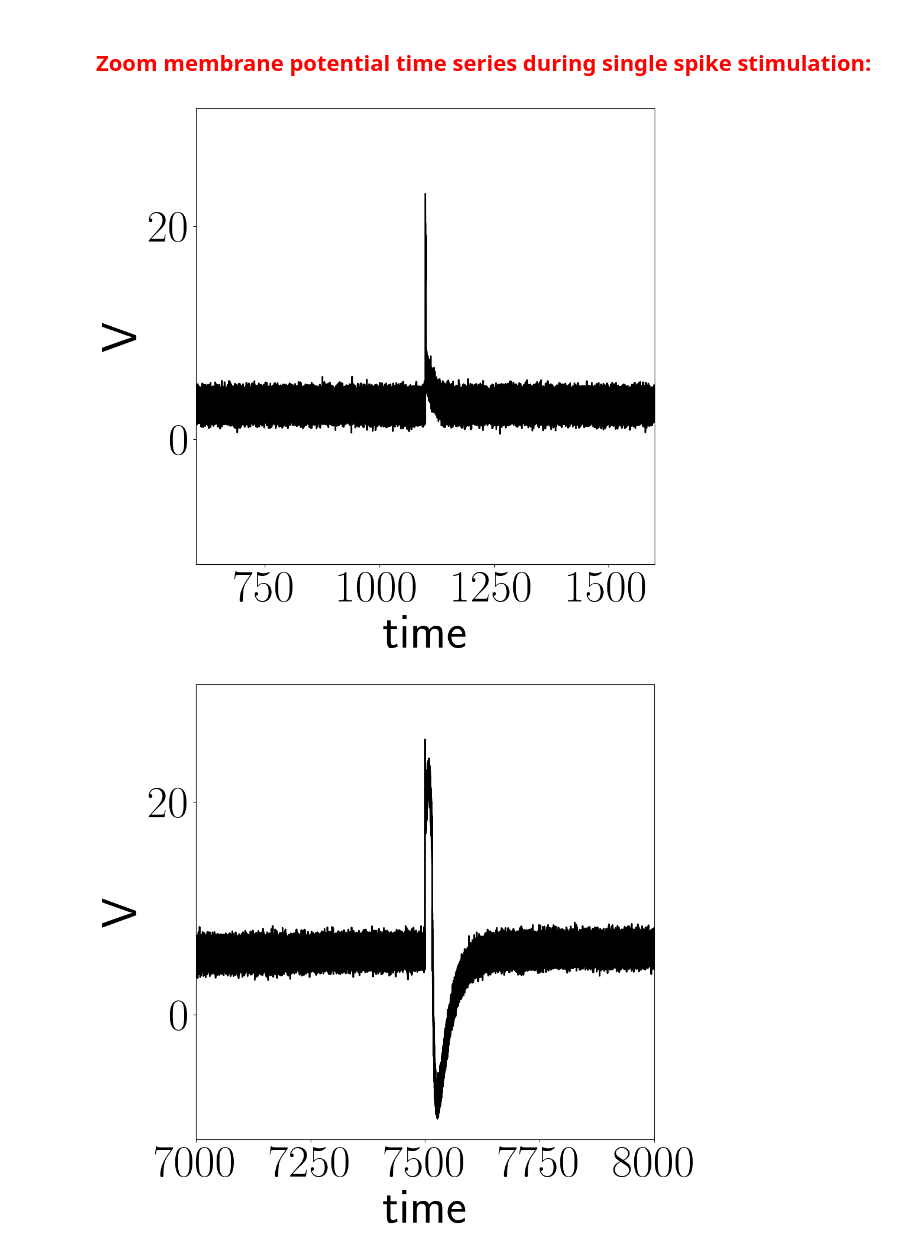
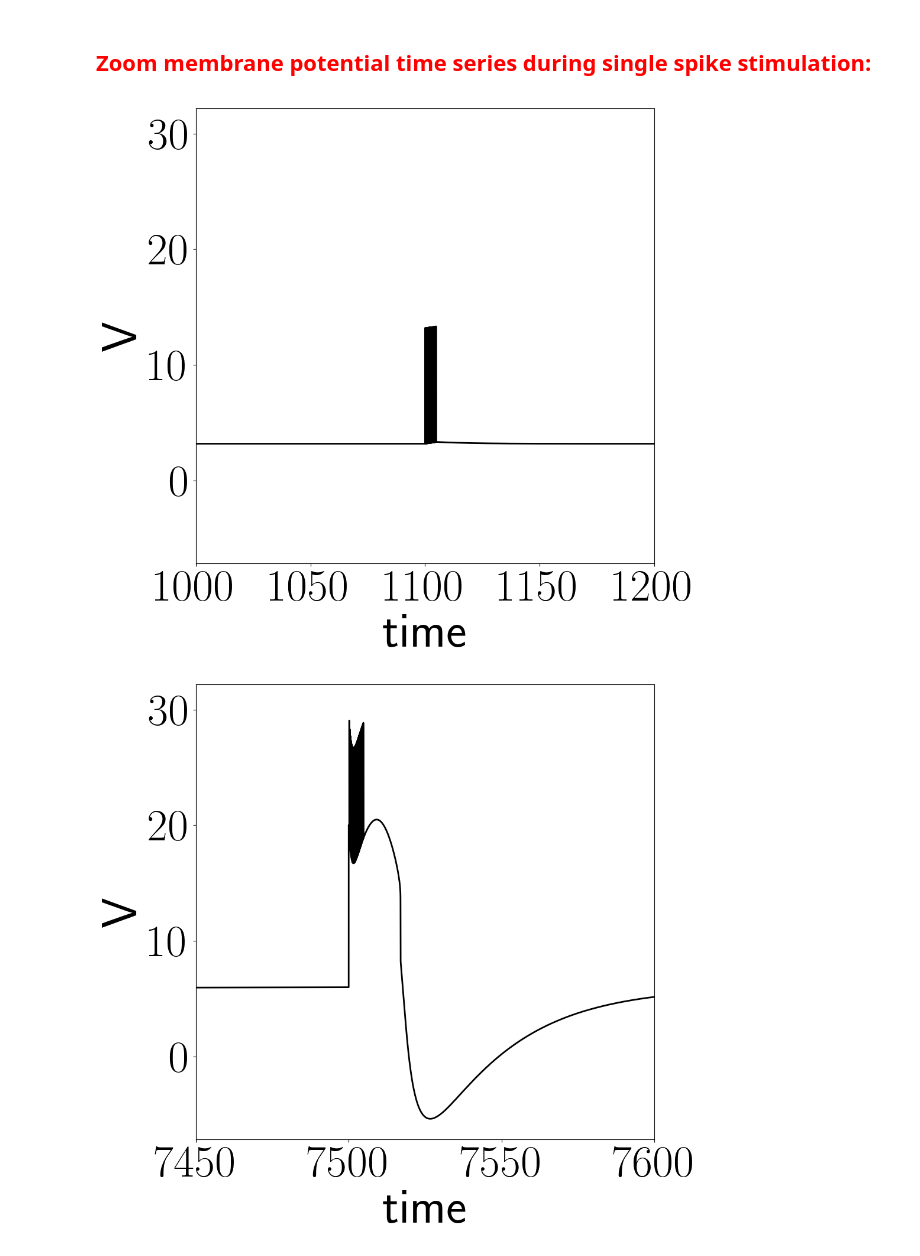
Before and after one commit to GuillaumeGirier/Low-Frequency-Electrical-Stimulation-and-Seizure-Delay, a Jupyter notebook: 2-Adding_Kbath_with_slow_ramp.ipynb, the cells around one changed output. Cells and saved outputs as stored; diff of their text form; code cells hidden in the pictures.

```diff
--- a/2-Adding_Kbath_with_slow_ramp.ipynb
+++ b/2-Adding_Kbath_with_slow_ramp.ipynb
@@ -55,9 +55,9 @@ taux=2.0
 deltax=0.01
 
 G_syn=0.3
-vmax= 75.0
+vmax= 55.0
 
-Vth=13.4
+Vth=12.4
 
 gle=1.0
 gKe=0.5
@@ -66,7 +66,7 @@ gKe=0.5
 
 # Noise activation : 0/1
 
-sigma=1
+sigma=3*np.sqrt(0.001)
 
 
 ##############################
@@ -122,27 +122,18 @@ def my_epileptor_2(t_eval, dt, ini):
 
     for i in range(1, len(t_eval)):
 
-        if statut == True:
-            if t_eval[i]>ini_1 and t_eval[i]<ini_2:
-                I[i]  = A*Itrain[i]
-            #elif t_eval[i]>ini_1+space and t_eval[i]<ini_2+space:
-            #    I[i]  = A*Itrain[i]
-            #elif t_eval[i]>ini_1+space*2 and t_eval[i]<ini_2+space*2:
-            #    I[i]  = A*Itrain[i]
-            #elif t_eval[i]>ini_1+space*3 and t_eval[i]<ini_2+space*3:
-            #    I[i]  = A*Itrain[i]
-            else:
-                I[i]  = 0
-        else:
-            I[i]  = 0
 
-        if t_eval[i] == 1100 :
+        liste1 = np.arange(1100000, 1105000, 200)
+        liste2 = np.arange(3000000, 3005000, 200)
+        liste3 = np.arange(7500000, 7505000, 200)
+        liste4 = np.arange(10000000, 10005000, 200)
+        if i in liste1  :
             I[i] = 20
-        if t_eval[i] == 3000 :
+        if i in liste2  :
             I[i] = 20
-        if t_eval[i] == 7500 :
+        if i in liste3 :
             I[i] = 20
-        if t_eval[i] == 10000 :
+        if i in liste4  :
             I[i] = 20
 
         Isyne = gsyn * Ssyn * (Vsyn - Ve[i-1])
@@ -299,7 +296,7 @@ plt.plot(t_eval[100:], VVe_ref[100:], c='k', alpha = 1, linewidth = 2)
 
 plt.rc('text', usetex=True)
 
-plt.xlim([600, 1600])
+plt.xlim([1000, 1200])
 #plt.ylim([-20,35])
 plt.locator_params(axis="x", nbins=4)
 plt.locator_params(axis="y", nbins=4)
@@ -317,33 +314,33 @@ plt.show()
 
 %matplotlib inline
 
 fig = plt.figure(figsize=(10,10))
 ax = fig.gca()
 
 plt.plot(t_eval[100:], VVe_ref[100:], c='k', alpha = 1, linewidth = 2)
 
 
 #plt.plot(KK1[10000:25000], VV1[10000:25000], "k", alpha = 1, linewidth = 2, label = "Reference signal")
 
 
 
 plt.rc('text', usetex=True)
 
-plt.xlim([7000, 8000])
+plt.xlim([7450, 7600])
 #plt.ylim([-20,35])
 plt.locator_params(axis="x", nbins=4)
 plt.locator_params(axis="y", nbins=4)
 ax.tick_params(axis='x', labelsize=55)
 ax.tick_params(axis='y', labelsize=55)
 xLabel = ax.set_xlabel('time', linespacing=3, fontsize=60)
 yLabel = ax.set_ylabel('V',  rotation=90, linespacing=3, fontsize=60)
 ax.dist = 10
 
 plt.savefig("New_Fig_original_param_zoom_2.svg", format='svg')
 
 #plt.legend(prop={'size': 35})
 #plt.title("Morris-Lecar bifurcation diagram")
 plt.show()
 # %% [output]
-[figure, old version]
+[figure, new version]
-[figure, old version]
+[figure, new version]
```
Also changed, not shown: parts of 3 cells of this notebook, 3 other files.
